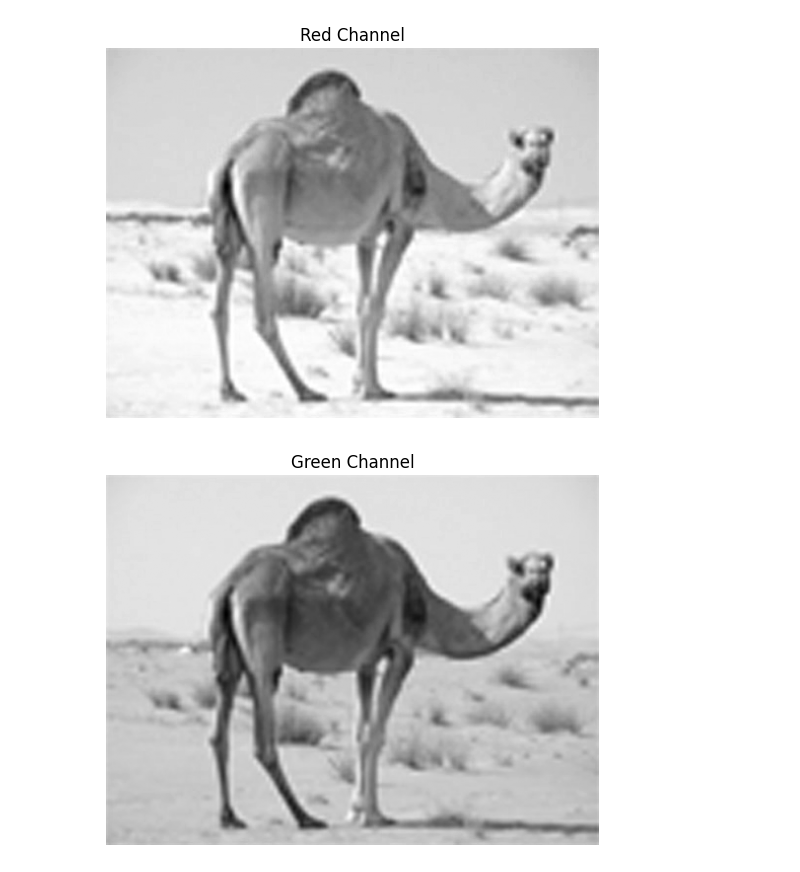
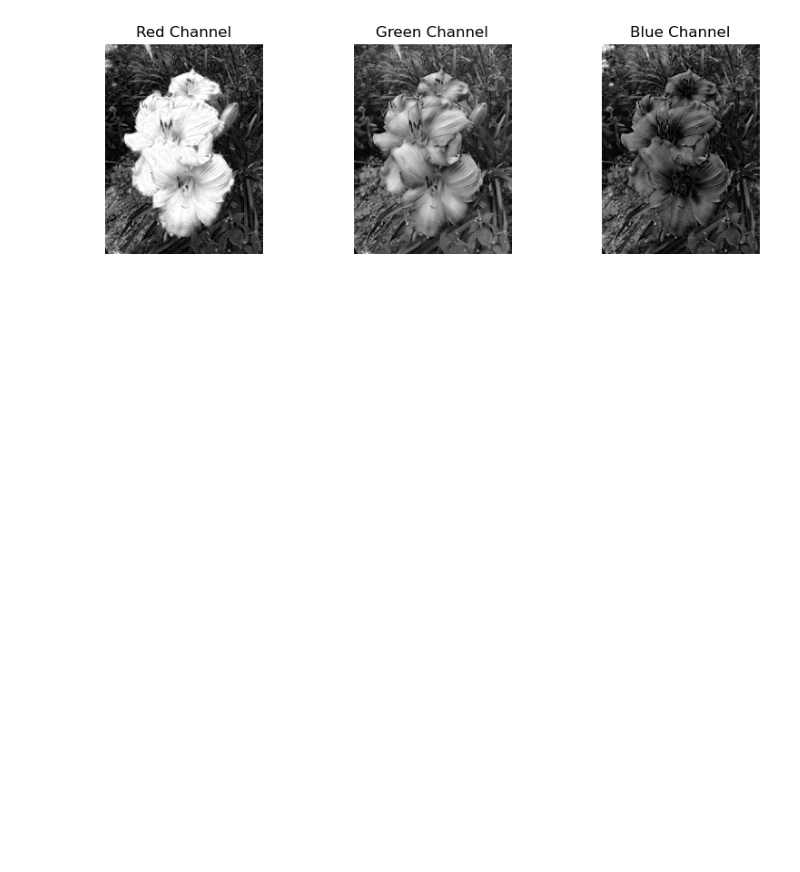
Before and after one commit to anirudhsudhir/sem-4, a Jupyter notebook: laa/projects/project3.ipynb, the cells around one changed output. Drawn from its saved outputs; the diff is of its cells as text; code cells hidden in the pictures; blank space fills up the shorter version.

```diff
--- a/laa/projects/project3.ipynb
+++ b/laa/projects/project3.ipynb
@@ -1,13 +1,13 @@
 # %%
-from PIL import Image
 import numpy as np
 import matplotlib.pyplot as plt
-# Load the image
-image_path = "project3_img.jpg"
-ImJPG = Image.open(image_path)
-ImJPG = np.array(ImJPG)
-# Display the image
+import imageio.v2 as imageio
+from PIL import Image
+
+# 1. Load the color image
+ImJPG = imageio.imread('daylilies.jpg')
 plt.imshow(ImJPG)
+plt.title('Original Image')
 plt.axis('off')
 plt.show()
 # %% [output]
@@ -20,24 +21,22 @@ Dimensions of the image: 375x500x3
 # %%
-# Extract color channels
+# 3. Extract color channels
 redChannel = ImJPG[:, :, 0]
 greenChannel = ImJPG[:, :, 1]
 blueChannel = ImJPG[:, :, 2]
-# Display the color channels
-plt.figure()
+
+plt.figure(figsize=(10, 3))
+plt.subplot(1, 3, 1)
 plt.imshow(redChannel, cmap='gray')
 plt.title('Red Channel')
 plt.axis('off')
-plt.show()
-plt.figure()
+plt.subplot(1, 3, 2)
 plt.imshow(greenChannel, cmap='gray')
 plt.title('Green Channel')
 plt.axis('off')
-plt.show()
-plt.figure()
+plt.subplot(1, 3, 3)
 plt.imshow(blueChannel, cmap='gray')
 plt.title('Blue Channel')
 plt.axis('off')
 plt.show()
 # %% [output]
-[figure, old version]
+[figure, new version]
-[figure, removed]
```
Also changed, not shown: parts of 21 cells of this notebook, 14 other files.
